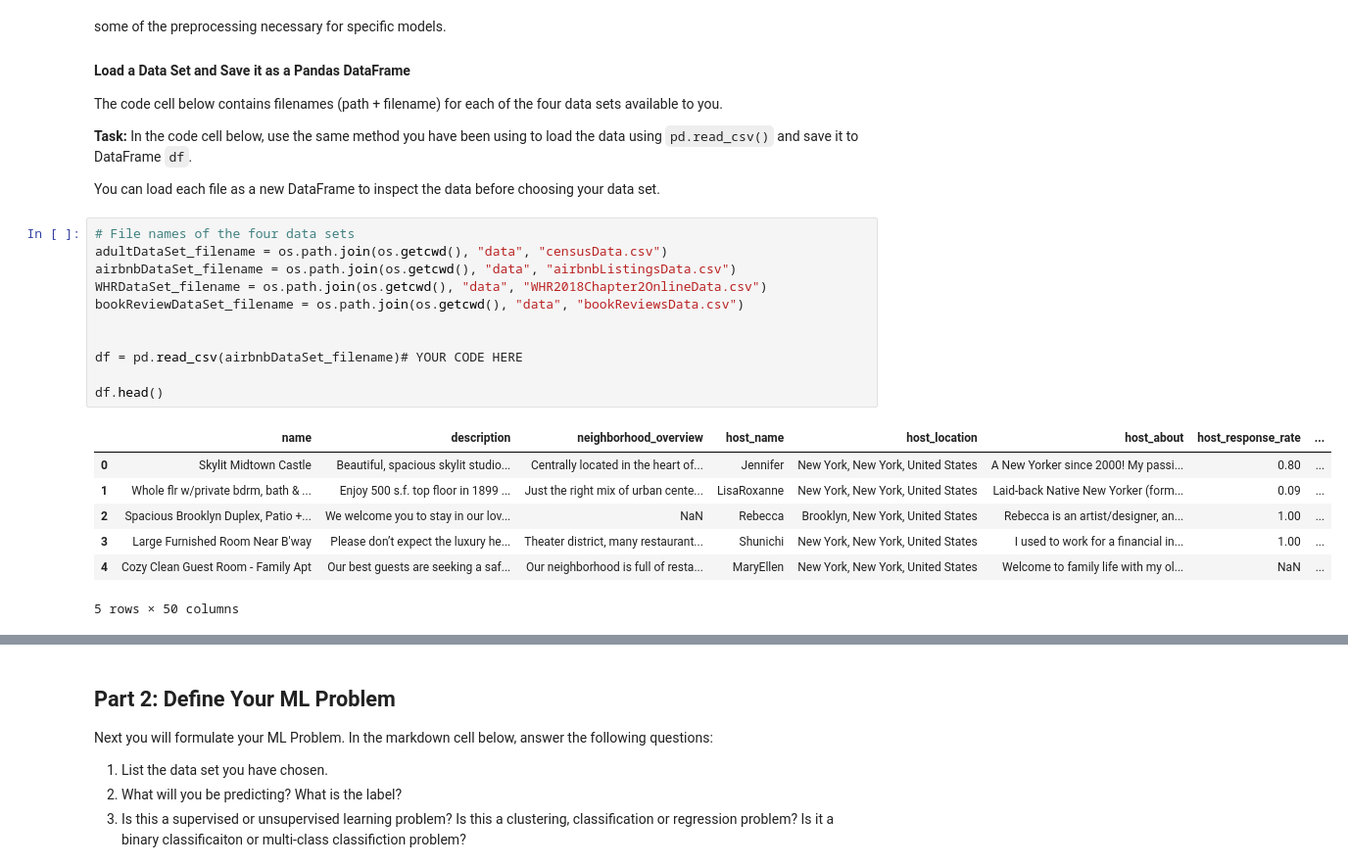
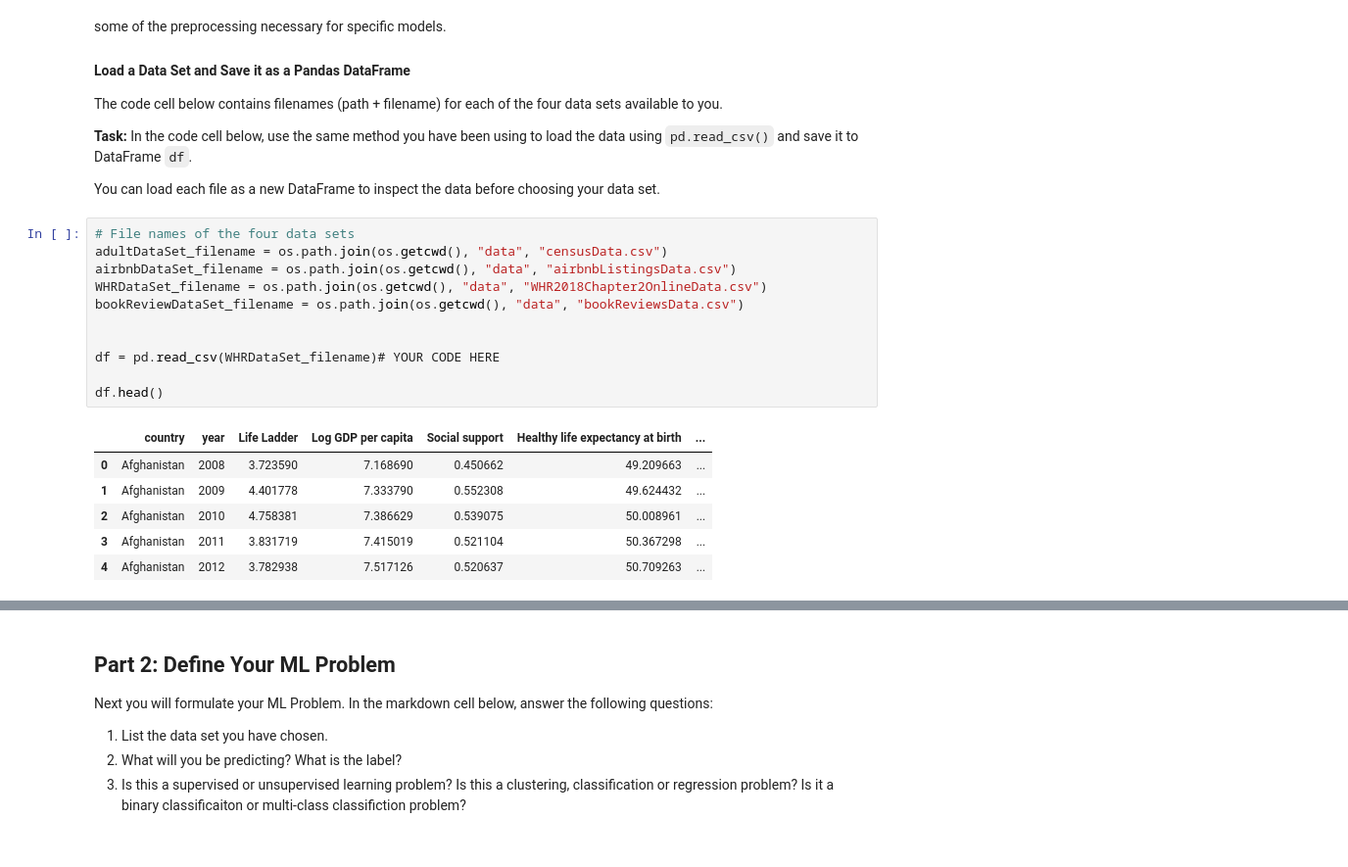
Before and after one commit to aryamantepal/bttaimit, a Jupyter notebook: Unit 8/lab 8/DefineAndSolveMLProblem.ipynb, the cells around one changed output, grey strips where cells are left out. Shown at 98% size. Saved outputs shown, nothing was run; the diff lists cells and outputs as text.

Commit message:
data exploration DONE

```diff
--- a/Unit 8/lab 8/DefineAndSolveMLProblem.ipynb
+++ b/Unit 8/lab 8/DefineAndSolveMLProblem.ipynb
@@ -41,19 +41,18 @@ You can load each file as a new DataFrame to inspect the data before choosing yo
 # %%
 # File names of the four data sets
 adultDataSet_filename = os.path.join(os.getcwd(), "data", "censusData.csv")
 airbnbDataSet_filename = os.path.join(os.getcwd(), "data", "airbnbListingsData.csv")
 WHRDataSet_filename = os.path.join(os.getcwd(), "data", "WHR2018Chapter2OnlineData.csv")
 bookReviewDataSet_filename = os.path.join(os.getcwd(), "data", "bookReviewsData.csv")
 
 
-df = pd.read_csv(airbnbDataSet_filename)# YOUR CODE HERE
+df = pd.read_csv(WHRDataSet_filename)# YOUR CODE HERE
 
 df.head()
 # %% [output]
-|  | name | description | neighborhood_overview | host_name | host_location | host_about | host_response_rate | ... |
-| 0 | Skylit Midtown Castle | Beautiful, spacious skylit studio... | Centrally located in the heart of... | Jennifer | New York, New York, United States | A New Yorker since 2000! My passi... | 0.80 | ... |
-| 1 | Whole flr w/private bdrm, bath & ... | Enjoy 500 s.f. top floor in 1899 ... | Just the right mix of urban cente... | LisaRoxanne | New York, New York, United States | Laid-back Native New Yorker (form... | 0.09 | ... |
-| 2 | Spacious Brooklyn Duplex, Patio +... | We welcome you to stay in our lov... | NaN | Rebecca | Brooklyn, New York, United States | Rebecca is an artist/designer, an... | 1.00 | ... |
-| 3 | Large Furnished Room Near B'way | Please don’t expect the luxury he... | Theater district, many restaurant... | Shunichi | New York, New York, United States | I used to work for a financial in... | 1.00 | ... |
-| 4 | Cozy Clean Guest Room - Family Apt | Our best guests are seeking a saf... | Our neighborhood is full of resta... | MaryEllen | New York, New York, United States | Welcome to family life with my ol... | NaN | ... |
+|  | country | year | Life Ladder | Log GDP per capita | Social support | Healthy life expectancy at birth | ... |
+| 0 | Afghanistan | 2008 | 3.723590 | 7.168690 | 0.450662 | 49.209663 | ... |
+| 1 | Afghanistan | 2009 | 4.401778 | 7.333790 | 0.552308 | 49.624432 | ... |
+| 2 | Afghanistan | 2010 | 4.758381 | 7.386629 | 0.539075 | 50.008961 | ... |
+| 3 | Afghanistan | 2011 | 3.831719 | 7.415019 | 0.521104 | 50.367298 | ... |
+| 4 | Afghanistan | 2012 | 3.782938 | 7.517126 | 0.520637 | 50.709263 | ... |
-5 rows × 50 columns
```
Also changed, not shown: parts of 54 cells of this notebook, 2 other files.
